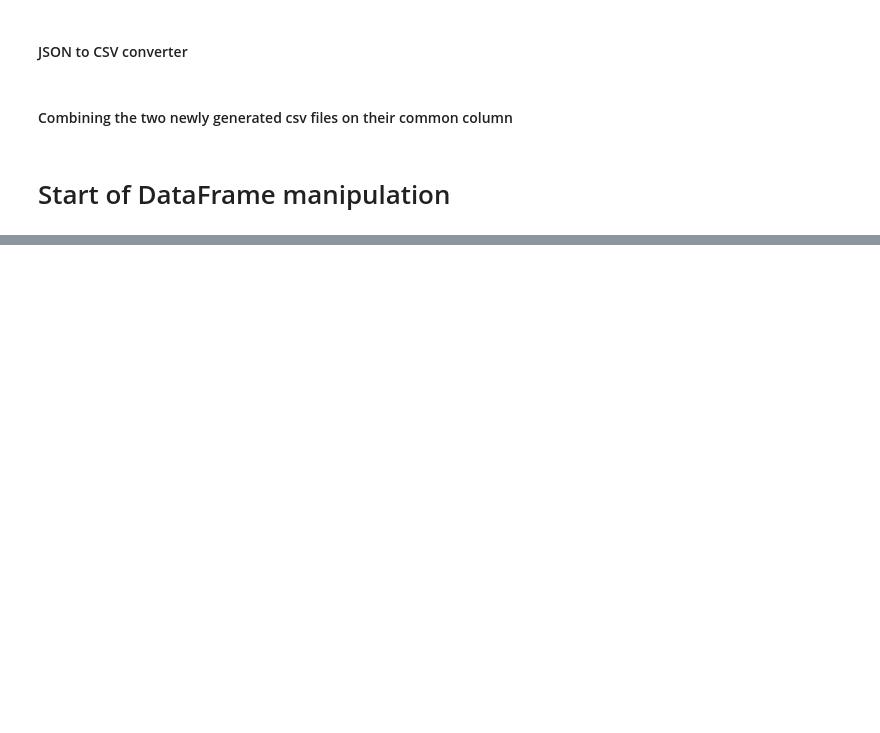
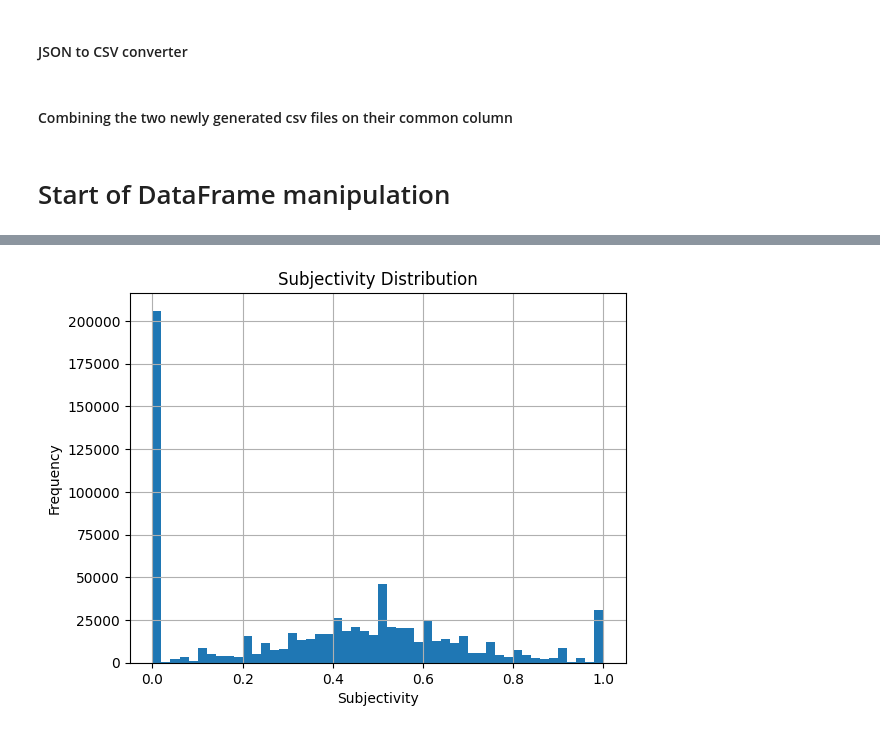
Before and after one commit to troniixx/DataScienceProject, a Jupyter notebook: visuals/visualizer.ipynb, the cells around one changed output, grey strips where cells are left out. Cells and saved outputs as stored; diff of their text form; code cells hidden in the pictures; blank space fills up the shorter version.

```diff
--- a/visuals/visualizer.ipynb
+++ b/visuals/visualizer.ipynb
@@ -72,0 +120,8 @@ df.head()
+# %%
+df["Subjectivity"].hist(bins=50)
+plt.title("Subjectivity Distribution")
+plt.xlabel("Subjectivity")
+plt.ylabel("Frequency")
+plt.show()
+# %% [output]
+[figure, added]
```
Also changed, not shown: parts of 16 cells of this notebook.
